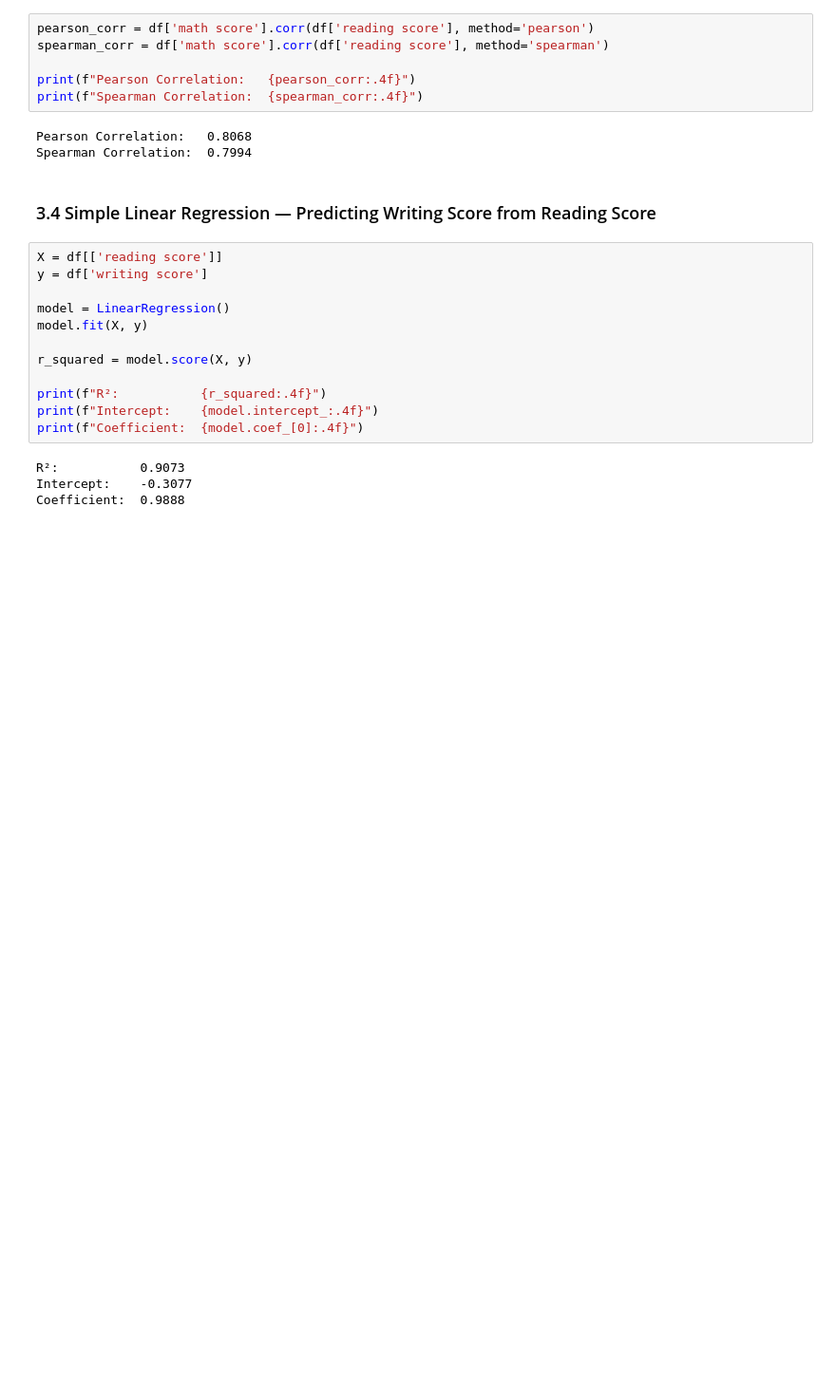
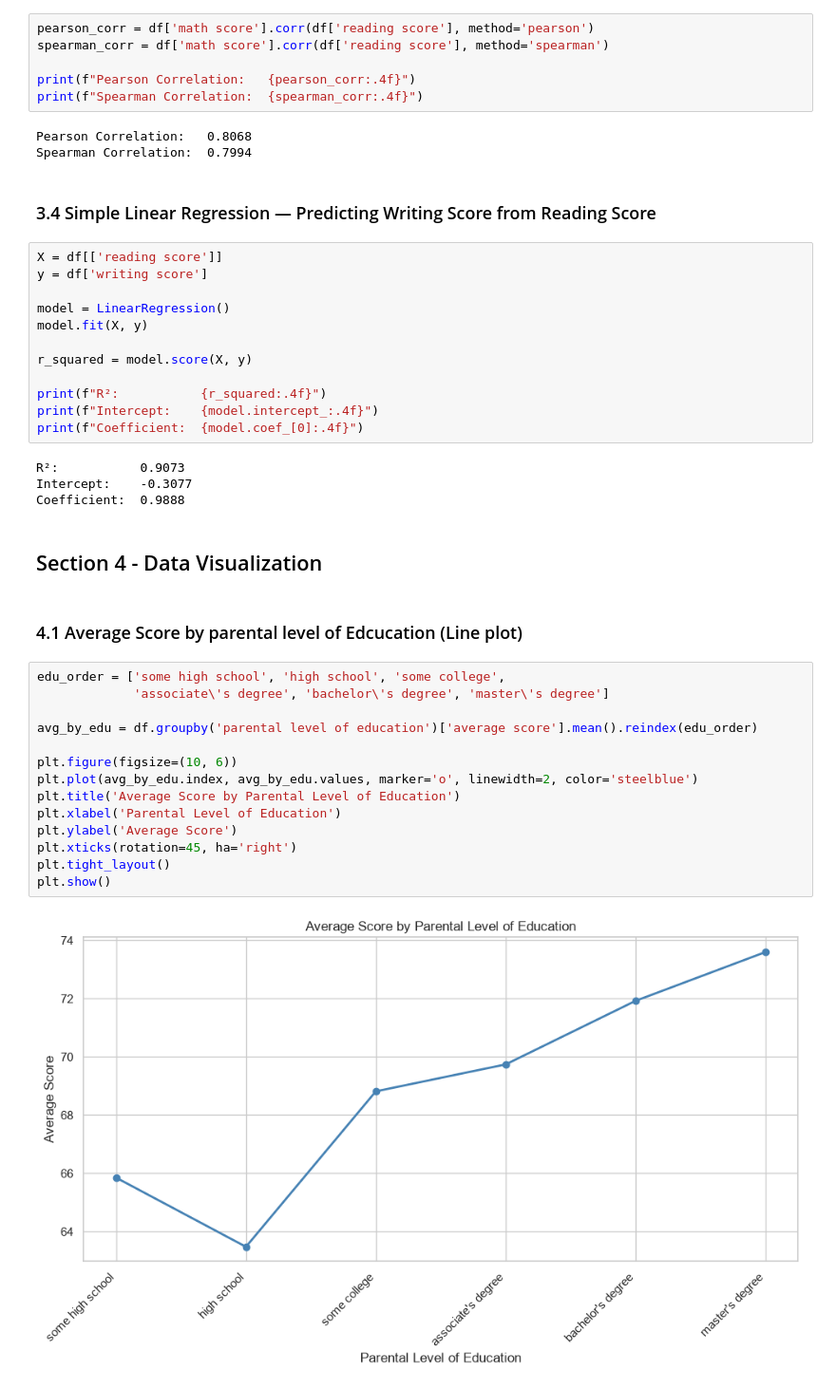
Before and after one commit to Arian11z/students-performance-analysis, a Jupyter notebook: notebooks/analysis.ipynb, the cells around one changed output. Shown at 95% size. Saved outputs shown, nothing was run; the diff lists cells and outputs as text; blank space fills up the shorter version.

Commit message:
Section 4: data visualization

```diff
--- a/notebooks/analysis.ipynb
+++ b/notebooks/analysis.ipynb
@@ -262,3 +262,23 @@ print(f"Coefficient:  {model.coef_[0]:.4f}")
 R²:           0.9073
 Intercept:    -0.3077
 Coefficient:  0.9888
+# %% [markdown]
+## Section 4 - Data Visualization
+# %% [markdown]
+### 4.1 Average Score by parental level of Edcucation (Line plot)
+# %%
+edu_order = ['some high school', 'high school', 'some college',
+             'associate\'s degree', 'bachelor\'s degree', 'master\'s degree']
+
+avg_by_edu = df.groupby('parental level of education')['average score'].mean().reindex(edu_order)
+
+plt.figure(figsize=(10, 6))
+plt.plot(avg_by_edu.index, avg_by_edu.values, marker='o', linewidth=2, color='steelblue')
+plt.title('Average Score by Parental Level of Education')
+plt.xlabel('Parental Level of Education')
+plt.ylabel('Average Score')
+plt.xticks(rotation=45, ha='right')
+plt.tight_layout()
+plt.show()
+# %% [output]
+[figure, added]
```
Also changed, not shown: parts of 8 cells of this notebook.
